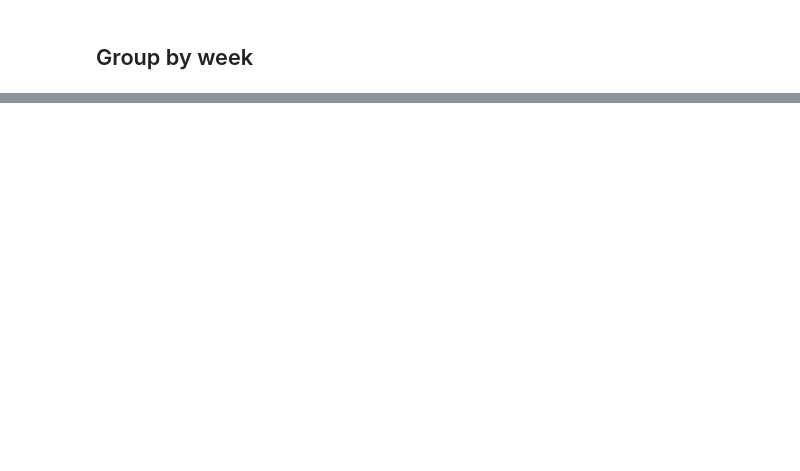
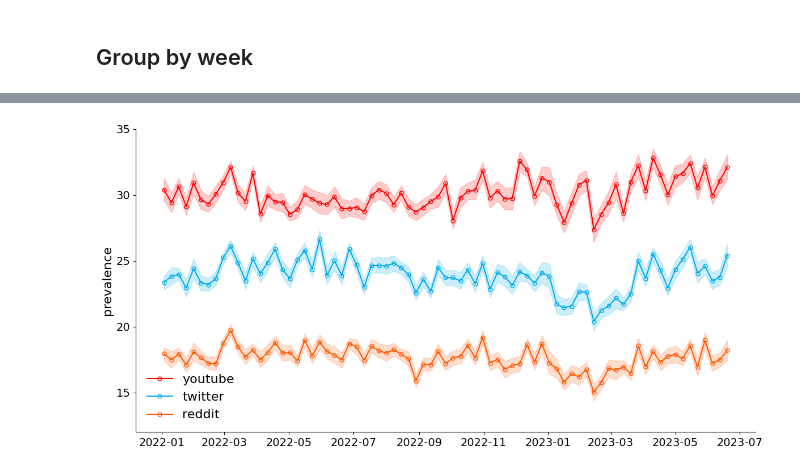
Before and after one commit to avalanchesiqi/pyquantifier, a Jupyter notebook: hot_speech/data_visualization.ipynb, the cells around one changed output, grey strips where cells are left out. Cells and saved outputs as stored; diff of their text form; code cells hidden in the pictures; blank space fills up the shorter version.

```diff
--- a/hot_speech/data_visualization.ipynb
+++ b/hot_speech/data_visualization.ipynb
@@ -147,0 +148,31 @@ visualize_time_series3(ex_weekly_df, in_weekly_df)
+# %%
+def visualize_time_series4(data_df):
+    fig = plt.figure(figsize=(12, 6))
+    ax = fig.add_subplot(111)
+
+    platform_list = ['youtube', 'twitter', 'reddit']
+    for ax_idx, platform in enumerate(platform_list):
+        color = color_dict[platform]
+
+        ax.plot_date(
+            data_df.index,
+            eval(f'data_df.{platform}_hot_list') / eval(f'data_df.{platform}_num_comment_list') * 100,
+            '-o', color=color, mfc='none', ms=5, label=platform)
+        ax.fill_between(
+            data_df.index,
+            eval(f'data_df.{platform}_hot_ub_list') / eval(f'data_df.{platform}_num_comment_list') * 100,
+            eval(f'data_df.{platform}_hot_lb_list') / eval(f'data_df.{platform}_num_comment_list') * 100,
+            color=color, alpha=0.2)
+
+    ax.legend(frameon=False, fontsize=16)
+    ax.set_ylabel('prevalence', fontsize=16)
+    ax.set_ylim(12, 35)
+    ax.tick_params(axis='both', which='major', labelsize=14)
+    ax.spines['right'].set_visible(False)
+    ax.spines['top'].set_visible(False)
+
+    plt.tight_layout()
+# %%
+visualize_time_series4(ex_weekly_df)
+# %% [output]
+[figure, added]
```
Also changed, not shown: parts of 7 cells of this notebook, 10 other files.
